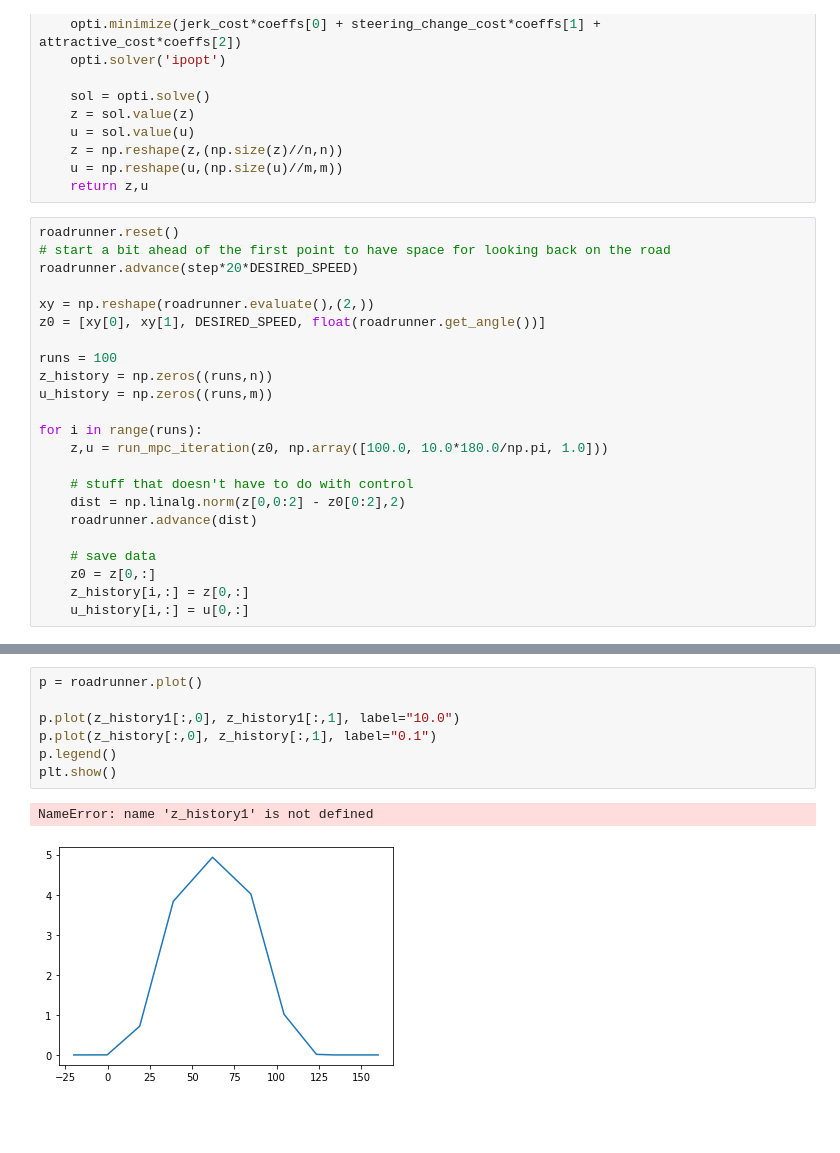
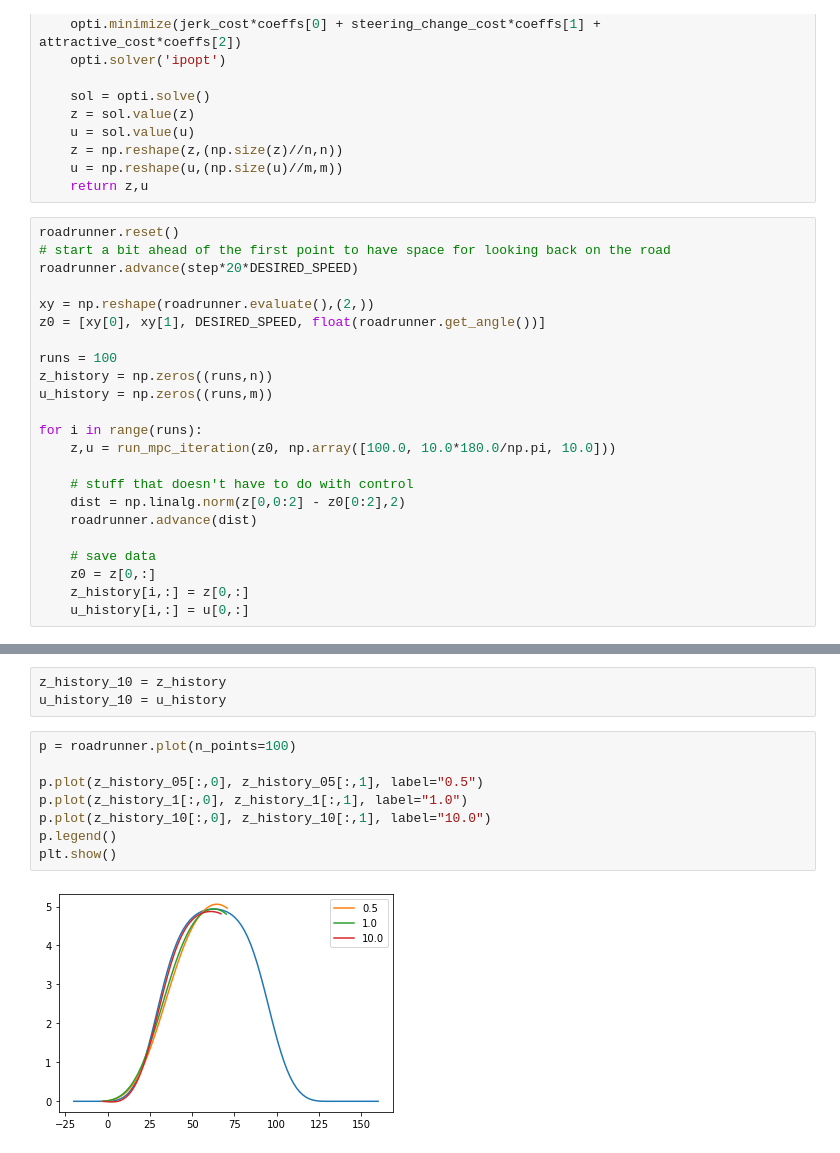
Before and after one commit to elsoroka/AutonomousCarMPC, a Jupyter notebook: Casadi opti stack MPC.ipynb, the cells around one changed output, grey strips where cells are left out. Saved outputs shown, nothing was run; the diff lists cells and outputs as text; blank space fills up the shorter version.

Commit message:
Some basic plots. Works much better.

```diff
--- a/Casadi opti stack MPC.ipynb
+++ b/Casadi opti stack MPC.ipynb
@@ -192,7 +192,7 @@ z_history = np.zeros((runs,n))
 u_history = np.zeros((runs,m))
 
 for i in range(runs):
-    z,u = run_mpc_iteration(z0, np.array([100.0, 10.0*180.0/np.pi, 1.0]))
+    z,u = run_mpc_iteration(z0, np.array([100.0, 10.0*180.0/np.pi, 10.0]))
 
     # stuff that doesn't have to do with control
     dist = np.linalg.norm(z[0,0:2] - z0[0:2],2)
@@ -240,11 +223,14 @@ Number of inequality constraint evaluations          = 12
+# %%
+z_history_10 = z_history
+u_history_10 = u_history
 # %%
-p = roadrunner.plot()
+p = roadrunner.plot(n_points=100)
 
-p.plot(z_history1[:,0], z_history1[:,1], label="10.0")
-p.plot(z_history[:,0], z_history[:,1], label="0.1")
+p.plot(z_history_05[:,0], z_history_05[:,1], label="0.5")
+p.plot(z_history_1[:,0], z_history_1[:,1], label="1.0")
+p.plot(z_history_10[:,0], z_history_10[:,1], label="10.0")
 p.legend()
 plt.show()
 # %% [output]
-NameError: name 'z_history1' is not defined
-[figure, old version]
+[figure, new version]
 # %%
```
Also changed, not shown: parts of 3 cells of this notebook.
